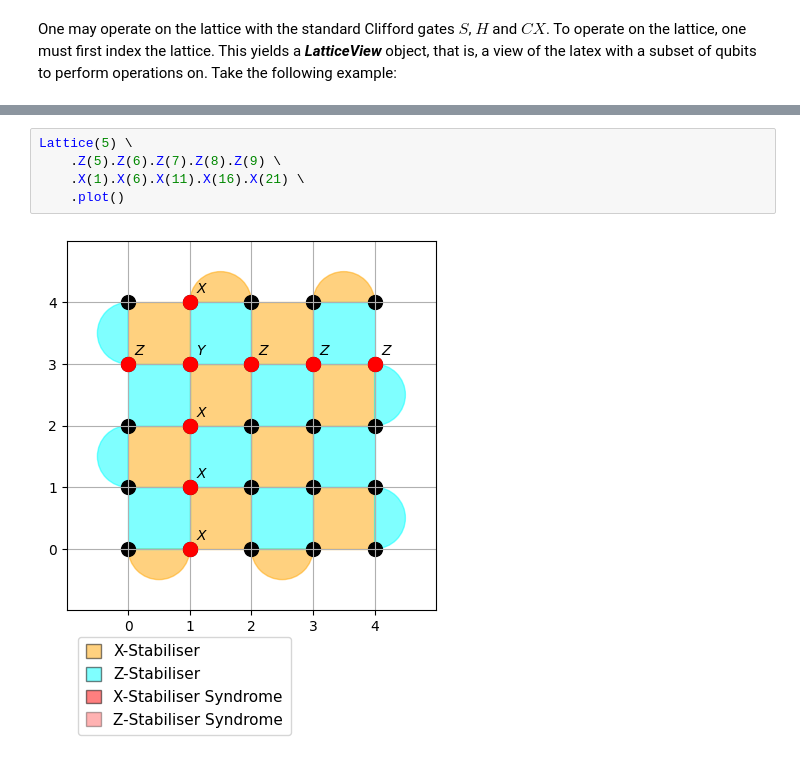
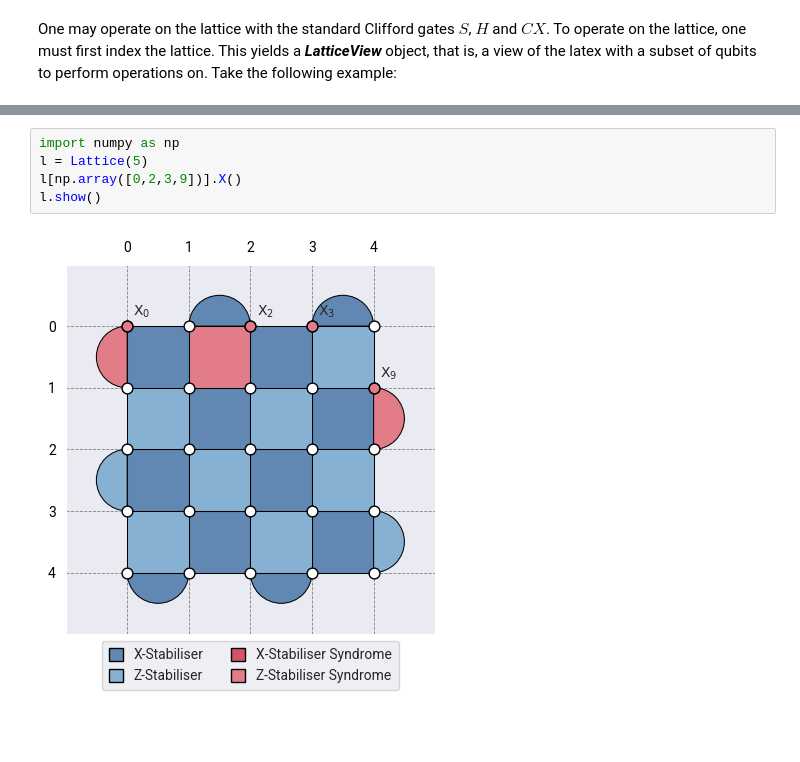
Before and after one commit to jfoliveiraramos/stablq, a Jupyter notebook: notebooks/tutorial/notebook.ipynb, the cells around one changed output, grey strips where cells are left out. Drawn from its saved outputs; the diff is of its cells as text; blank space fills up the shorter version.

```diff
--- a/notebooks/tutorial/notebook.ipynb
+++ b/notebooks/tutorial/notebook.ipynb
@@ -438,7 +624,7 @@ Lattice(5).X(4).X(8).X(7).X(6).X(11).X(17).X(23).plot()
 # %%
-Lattice(5) \
-    .Z(5).Z(6).Z(7).Z(8).Z(9) \
-    .X(1).X(6).X(11).X(16).X(21) \
-    .plot()
+import numpy as np
+l = Lattice(5)
+l[np.array([0,2,3,9])].X()
+l.show()
 # %% [output]
-[figure, old version]
+[figure, new version]
```
Also changed, not shown: parts of 37 cells of this notebook.
